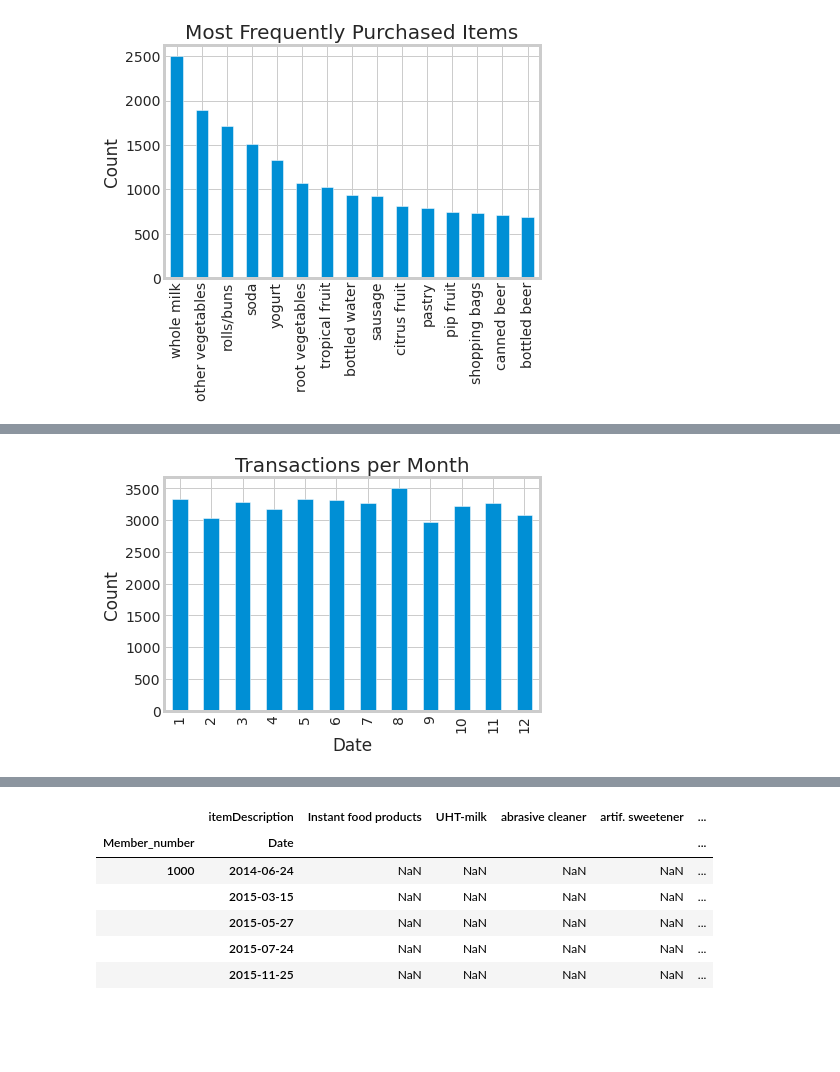
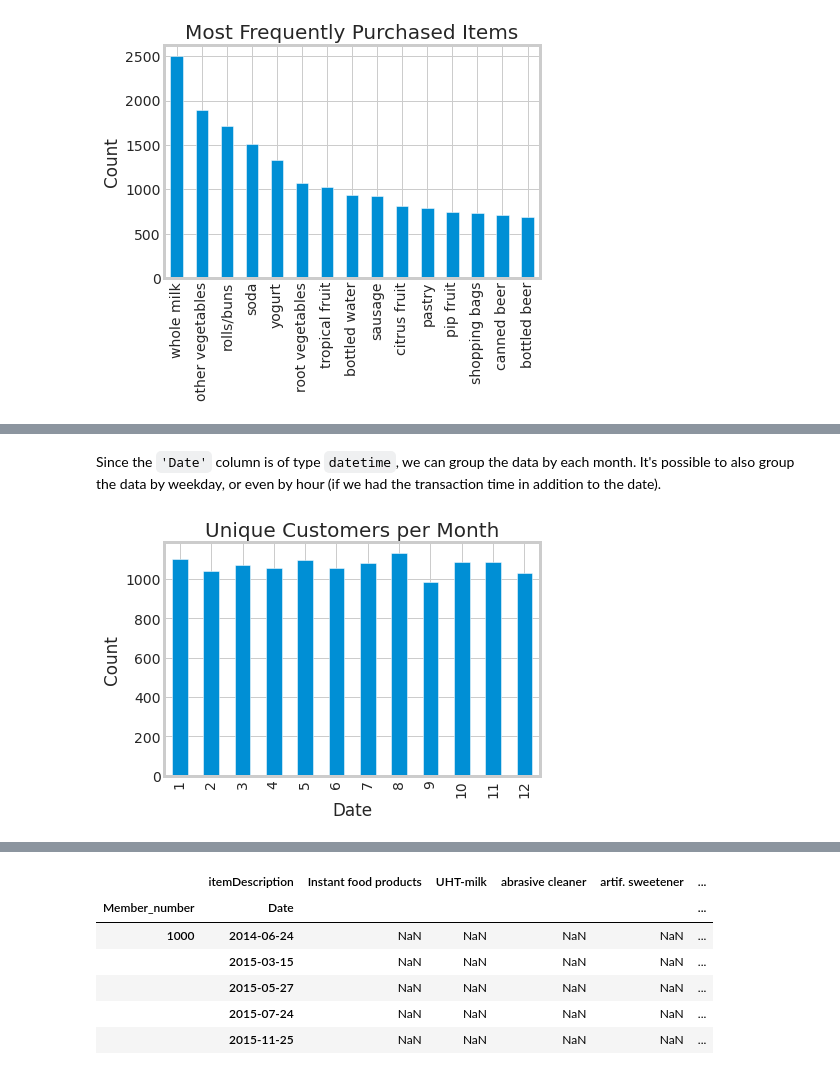
Before and after one commit to GUC-DM/W2020, a Jupyter notebook: lab_content/Lab_09_Complete.ipynb, the cells around one changed output, grey strips where cells are left out. Drawn from its saved outputs; the diff is of its cells as text; code cells hidden in the pictures; blank space fills up the shorter version.

```diff
--- a/lab_content/Lab_09_Complete.ipynb
+++ b/lab_content/Lab_09_Complete.ipynb
@@ -95,6 +120,8 @@ ax.set_ylabel('Count');
+# %% [markdown]
+Since the `'Date'` column is of type `datetime`, we can group the data by each month. It's possible to also group the data by weekday, or even by hour (if we had the transaction time in addition to the date).
 # %%
-ax = df.groupby(df['Date'].dt.month).count()['itemDescription'].plot(kind='bar')
-ax.set_title('Transactions per Month', size=20)
+ax = df['Member_number'].groupby([df['Date'].dt.month]).nunique().plot(kind='bar')
+ax.set_title('Unique Customers per Month', size=20)
 ax.set_ylabel('Count');
 # %% [output]
-[figure, old version]
+[figure, new version]
```
Also changed, not shown: parts of 23 cells of this notebook, 2 other files.
